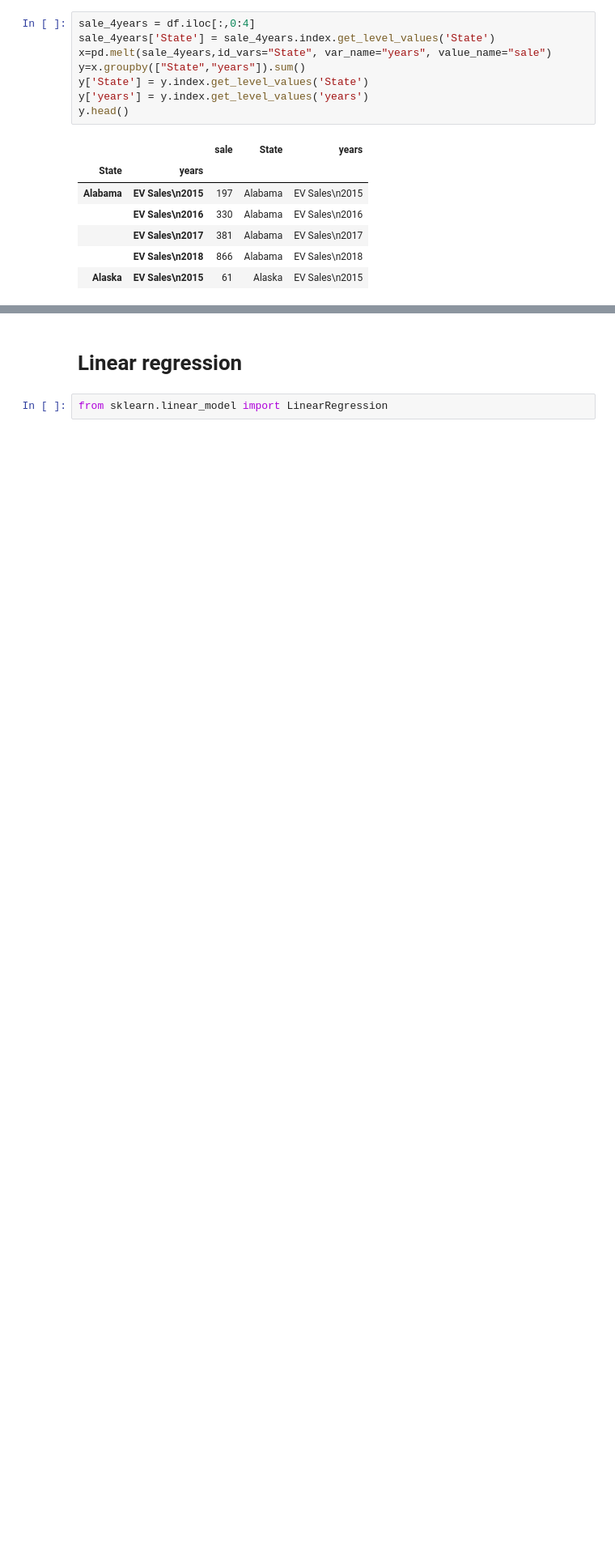
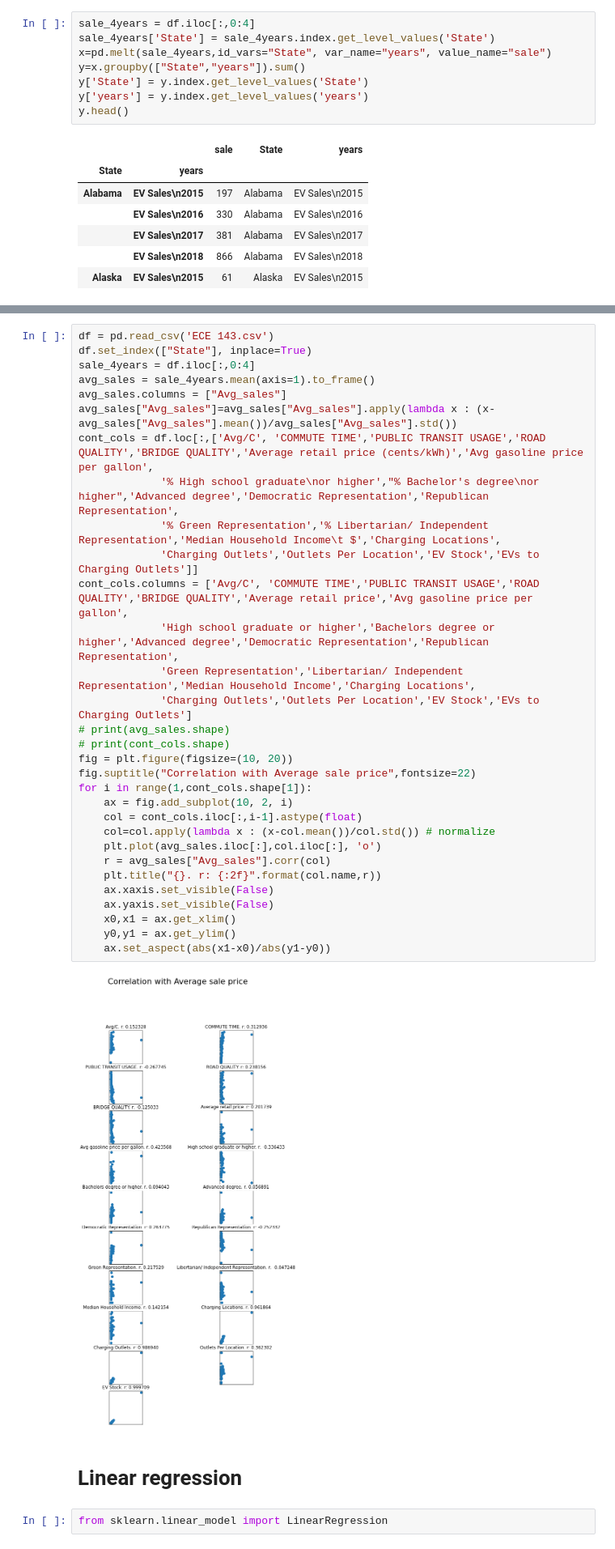
Before and after one commit to Disguiser23/ECE143-project-group11, a Jupyter notebook: data analysis and visualization.ipynb, the cells around one changed output, grey strips where cells are left out. Shown at 81% size. Cells and saved outputs as stored; diff of their text form; blank space fills up the shorter version.

Commit message:
Add more correlation plots for other numerical columns

```diff
--- a/data analysis and visualization.ipynb
+++ b/data analysis and visualization.ipynb
@@ -55,3 +78,36 @@ sns.barplot(x='sale', y='State', hue="years",data=y)
+# %%
+df = pd.read_csv('ECE 143.csv')
+df.set_index(["State"], inplace=True)
+sale_4years = df.iloc[:,0:4]
+avg_sales = sale_4years.mean(axis=1).to_frame()
+avg_sales.columns = ["Avg_sales"]
+avg_sales["Avg_sales"]=avg_sales["Avg_sales"].apply(lambda x : (x-avg_sales["Avg_sales"].mean())/avg_sales["Avg_sales"].std())
+cont_cols = df.loc[:,['Avg/C', 'COMMUTE TIME','PUBLIC TRANSIT USAGE','ROAD QUALITY','BRIDGE QUALITY','Average retail price (cents/kWh)','Avg gasoline price per gallon',
+             '% High school graduate\nor higher',"% Bachelor's degree\nor higher",'Advanced degree','Democratic Representation','Republican Representation',
+             '% Green Representation','% Libertarian/ Independent Representation','Median Household Income\t $','Charging Locations',
+             'Charging Outlets','Outlets Per Location','EV Stock','EVs to Charging Outlets']]
+cont_cols.columns = ['Avg/C', 'COMMUTE TIME','PUBLIC TRANSIT USAGE','ROAD QUALITY','BRIDGE QUALITY','Average retail price','Avg gasoline price per gallon',
+             'High school graduate or higher','Bachelors degree or higher','Advanced degree','Democratic Representation','Republican Representation',
+             'Green Representation','Libertarian/ Independent Representation','Median Household Income','Charging Locations',
+             'Charging Outlets','Outlets Per Location','EV Stock','EVs to Charging Outlets']
+# print(avg_sales.shape)
+# print(cont_cols.shape)
+fig = plt.figure(figsize=(10, 20))
+fig.suptitle("Correlation with Average sale price",fontsize=22)
+for i in range(1,cont_cols.shape[1]):
+    ax = fig.add_subplot(10, 2, i)
+    col = cont_cols.iloc[:,i-1].astype(float)
+    col=col.apply(lambda x : (x-col.mean())/col.std()) # normalize
+    plt.plot(avg_sales.iloc[:],col.iloc[:], 'o')
+    r = avg_sales["Avg_sales"].corr(col)
+    plt.title("{}. r: {:2f}".format(col.name,r))
+    ax.xaxis.set_visible(False)
+    ax.yaxis.set_visible(False)
+    x0,x1 = ax.get_xlim()
+    y0,y1 = ax.get_ylim()
+    ax.set_aspect(abs(x1-x0)/abs(y1-y0))
+# %% [output]
+[figure, added]
 # %% [markdown]
 # Linear regression
 # %%
```
Also changed, not shown: parts of 2 cells of this notebook.
